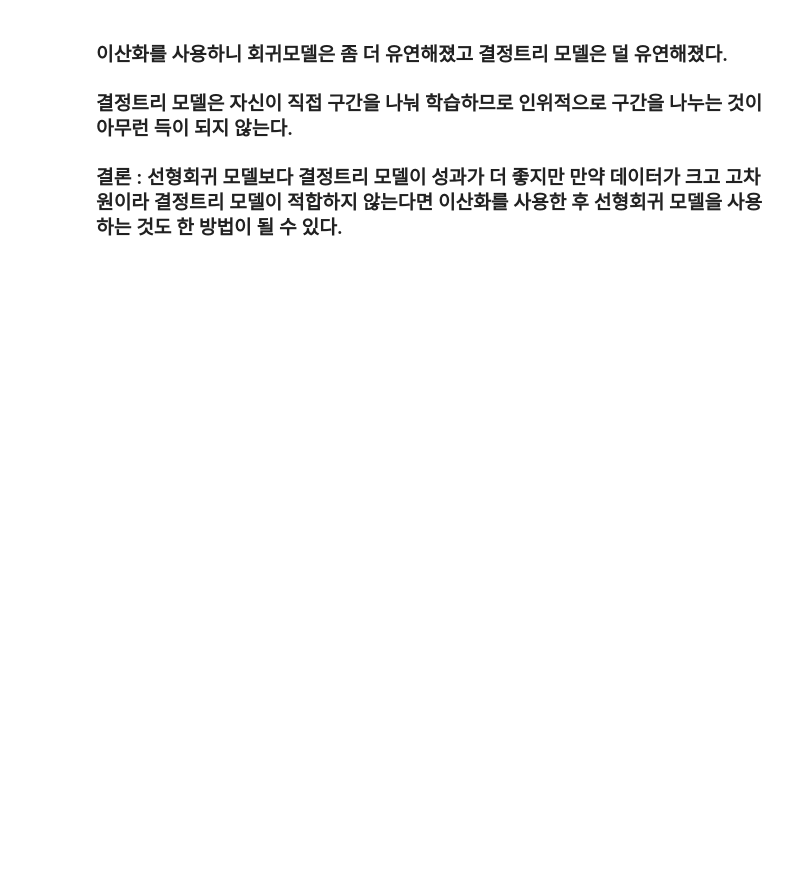
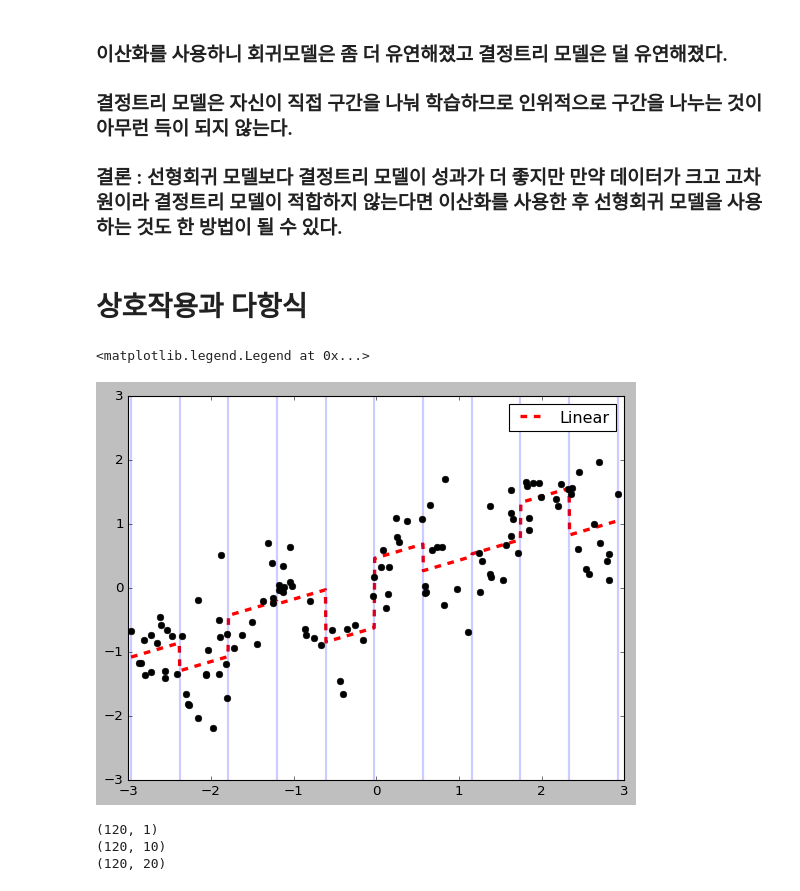
Before and after one commit to Hosung-Ahn/IntroducingML, a Jupyter notebook: Chapter4-feature engineering/범주형 변수.ipynb, the cells around one changed output. Drawn from its saved outputs; the diff is of its cells as text; code cells hidden in the pictures; blank space fills up the shorter version.

```diff
--- a/Chapter4-feature engineering/범주형 변수.ipynb
+++ b/Chapter4-feature engineering/범주형 변수.ipynb
@@ -181,3 +180,30 @@ plt.legend(loc = 'best')
 
 
 ### 결론 : 선형회귀 모델보다 결정트리 모델이 성과가 더 좋지만 만약 데이터가 크고 고차원이라 결정트리 모델이 적합하지 않는다면 이산화를 사용한 후 선형회귀 모델을 사용하는 것도 한 방법이 될 수 있다.
+# %% [markdown]
+# 상호작용과 다항식
+# %%
+# X와 X_bined 를 결합한 경우 -> 각 구간에서 기울기를 학습했다.
+# 하지만 각 구간마다 기울기가 모두 동일하다.
+
+X_combined = np.hstack([X, X_bined])
+line_combined = np.hstack([line, line_bined])
+
+lr.fit(X_combined, y)
+plt.plot(line, lr.predict(line_combined), '--', lw = 3, c = 'r', label = 'Linear')
+
+plt.vlines(kb.bin_edges_[0], -3,3, alpha = 0.2, lw = 2)
+plt.plot(X[:,0], y, 'o', c='k')
+plt.legend(loc = 'best')
+# %% [output]
+<matplotlib.legend.Legend at 0x...>
+[figure, added]
+# %%
+print(X.shape)
+print(X_bined.shape)
+X_product = np.hstack([X_bined, X*X_bined])
+print(X_product.shape)
+# %% [output]
+(120, 1)
+(120, 10)
+(120, 20)
```
Also changed, not shown: parts of 3 cells of this notebook.
